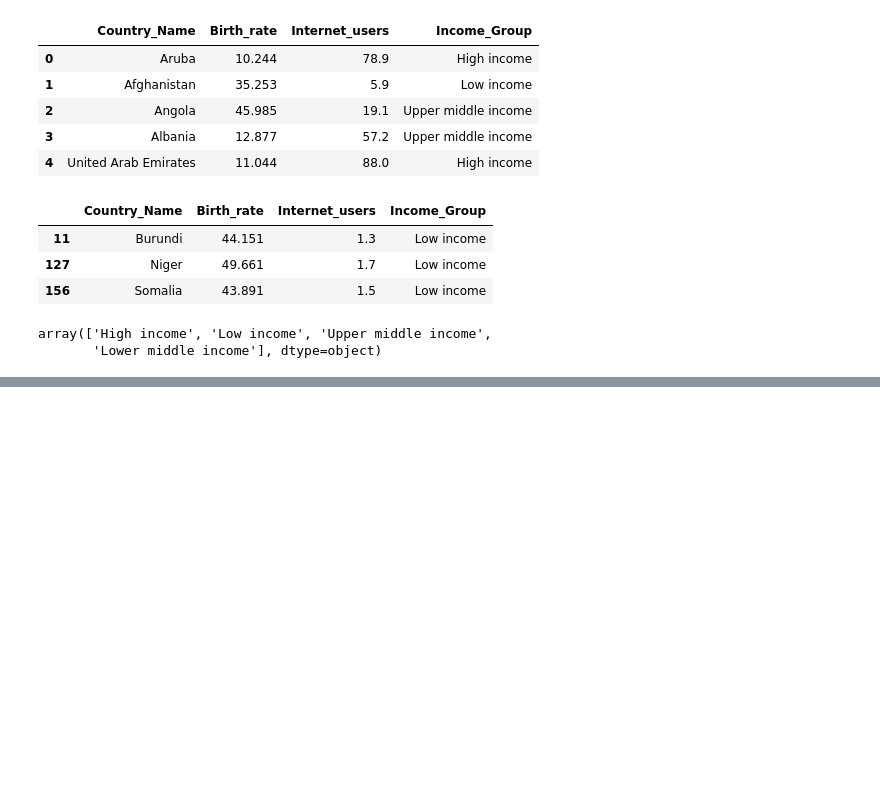
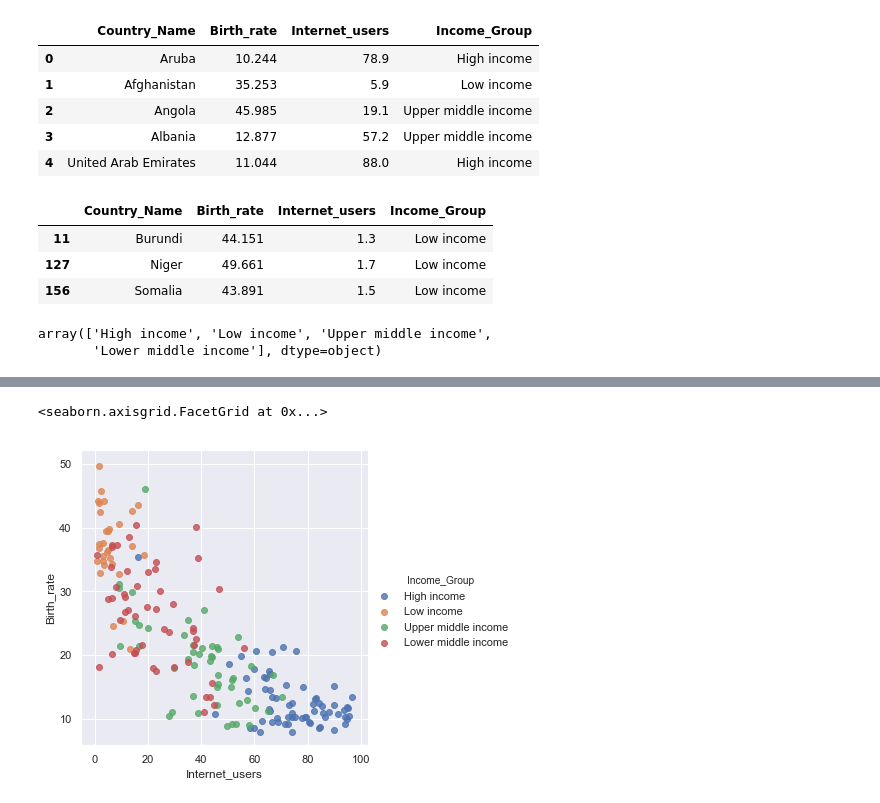
Before and after one commit to ChaoukiBenIssaid/Python, a Jupyter notebook: notebook_demographic.ipynb, the cells around one changed output, grey strips where cells are left out. Cells and saved outputs as stored; diff of their text form; code cells hidden in the pictures; blank space fills up the shorter version.

```diff
--- a/notebook_demographic.ipynb
+++ b/notebook_demographic.ipynb
@@ -153,0 +177,6 @@ import seaborn as sns
+# %%
+# scatter plot with different groups
+sns.lmplot(data = data, x = 'Internet_users', y = 'Birth_rate', fit_reg = False,hue = 'Income_Group')
+# %% [output]
+<seaborn.axisgrid.FacetGrid at 0x...>
+[figure, added]
```
Also changed, not shown: parts of 4 cells of this notebook.
